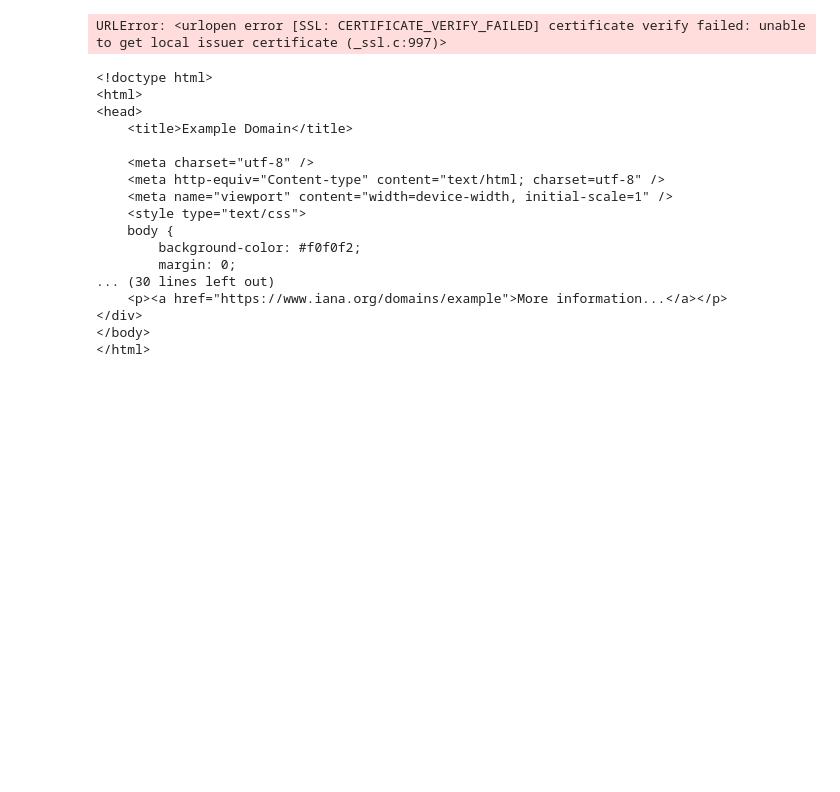
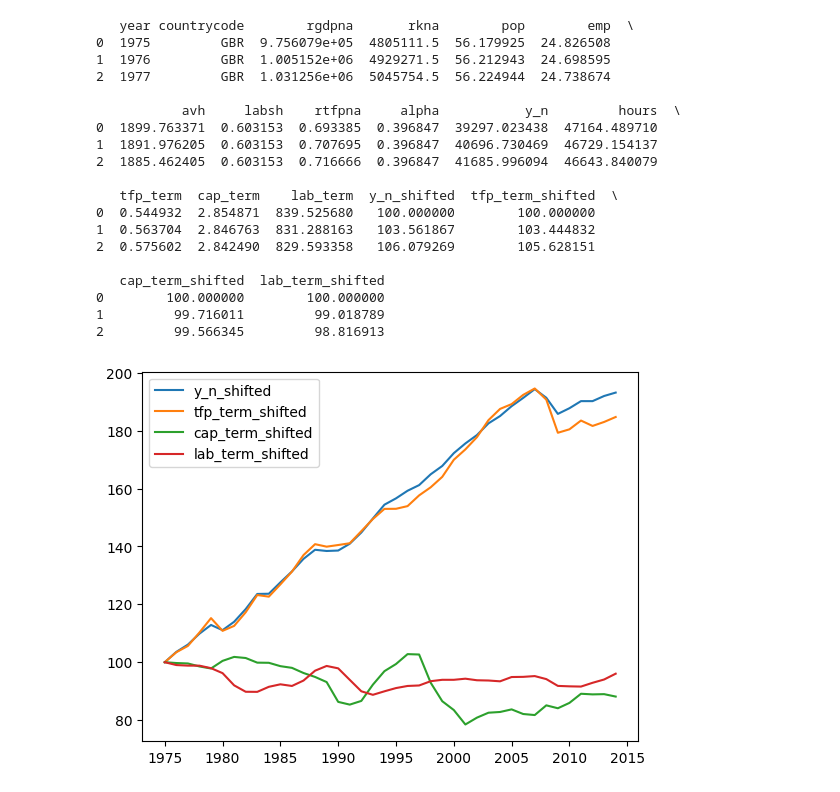
Before and after one commit to keiokrdyuzo/keio-quant-macro, a Jupyter notebook: 2-EconomicGrowth/GrowthAccounting.ipynb, the cells around one changed output. Saved outputs shown, nothing was run; the diff lists cells and outputs as text; code cells hidden in the pictures; blank space fills up the shorter version.

```diff
--- a/2-EconomicGrowth/GrowthAccounting.ipynb
+++ b/2-EconomicGrowth/GrowthAccounting.ipynb
@@ -2,73 +2,69 @@
 <a href="https://colab.research.google.com/github/tsenga2/keio-quant-macro/blob/main/GrowthAccounting.ipynb" target="_parent"><img src="https://colab.research.google.com/assets/colab-badge.svg" alt="Open In Colab"/></a>
 # %%
 import pandas as pd
-import matplotlib.pyplot as plt
+import requests
+import tempfile
 
+# セキュリティを維持したままファイルをダウンロード
+url = 'https://www.rug.nl/ggdc/docs/pwt90.dta'
+response = requests.get(url, verify=certifi.where())  # SSL証明書の確認を行う
+response.raise_for_status()  # ステータスコードをチェックし、問題があれば例外を発生
 
-# Load data
-pwt90 = pd.read_stata('https://www.rug.nl/ggdc/docs/pwt90.dta')
+# 一時ファイルにデータを保存
+with tempfile.NamedTemporaryFile(delete=False, suffix='.dta') as tmp:
+    tmp.write(response.content)
+    tmp_path = tmp.name  # 一時ファイルのパスを保持
+
+# pandasでデータを読み込む
+pwt90 = pd.read_stata(tmp_path)
 
 # Filter and select relevant columns
 data = pwt90.loc[pwt90['country'].isin(['United Kingdom'])][['year', 'countrycode', 'rgdpna', 'rkna', 'pop', 'emp', 'avh', 'labsh', 'rtfpna']]
 data = data.loc[(data['year'] >= 1975) & (data['year'] <= 2015)].dropna()
 
 # Calculate additional variables
 data['alpha'] = 1 - data['labsh']
 data['y_n'] = data['rgdpna'] / data['emp']  # Y/N
 data['hours'] = data['emp'] * data['avh']  # L
 data['tfp_term'] = data['rtfpna'] ** (1 / (1 - data['alpha']))  # A^(1/(1-alpha))
 data['cap_term'] = (data['rkna'] / data['rgdpna']) ** (data['alpha'] / (1 - data['alpha']))  # (K/Y)^(alpha/(1-alpha))
 data['lab_term'] = data['hours'] / data['pop']  # L/N
 data = data.sort_values('year').groupby('countrycode').apply(lambda x: x.assign(
     alpha=1 - x['labsh'],
     y_n_shifted=100 * x['y_n'] / x['y_n'].iloc[0],
     tfp_term_shifted=100 * x['tfp_term'] / x['tfp_term'].iloc[0],
     cap_term_shifted=100 * x['cap_term'] / x['cap_term'].iloc[0],
     lab_term_shifted=100 * x['lab_term'] / x['lab_term'].iloc[0]
 )).reset_index(drop=True).dropna()
 
 # Print first 10 rows of data
 print(data.head(3))
 
 # Plot data
 plt.plot(data['year'], data['y_n_shifted'], label='y_n_shifted')
 plt.plot(data['year'], data['tfp_term_shifted'], label='tfp_term_shifted')
 plt.plot(data['year'], data['cap_term_shifted'], label='cap_term_shifted')
 plt.plot(data['year'], data['lab_term_shifted'], label='lab_term_shifted')
 plt.legend()
 plt.show()
 # %% [output]
-URLError: <urlopen error [SSL: CERTIFICATE_VERIFY_FAILED] certificate verify failed: unable to get local issuer certificate (_ssl.c:997)>
+   year countrycode        rgdpna       rkna        pop        emp  \
+0  1975         GBR  9.756079e+05  4805111.5  56.179925  24.826508
+1  1976         GBR  1.005152e+06  4929271.5  56.212943  24.698595
+2  1977         GBR  1.031256e+06  5045754.5  56.224944  24.738674
+
+           avh     labsh    rtfpna     alpha           y_n         hours  \
+0  1899.763371  0.603153  0.693385  0.396847  39297.023438  47164.489710
+1  1891.976205  0.603153  0.707695  0.396847  40696.730469  46729.154137
+2  1885.462405  0.603153  0.716666  0.396847  41685.996094  46643.840079
+
+   tfp_term  cap_term    lab_term  y_n_shifted  tfp_term_shifted  \
+0  0.544932  2.854871  839.525680   100.000000        100.000000
+1  0.563704  2.846763  831.288163   103.561867        103.444832
+2  0.575602  2.842490  829.593358   106.079269        105.628151
+
+   cap_term_shifted  lab_term_shifted
+0        100.000000        100.000000
+1         99.716011         99.018789
+2         99.566345         98.816913
+[figure, added]
-# %%
-import certifi
-import ssl
-import urllib.request
-
-# Use certifi's CA bundle
-context = ssl.create_default_context(cafile=certifi.where())
-
-# Your target URL
-url = 'https://example.com'
-
-# Creating the request
-response = urllib.request.urlopen(url, context=context)
-data = response.read()
-print(data.decode('utf-8'))
-# %% [output]
-<!doctype html>
-<html>
-<head>
-    <title>Example Domain</title>
-
-    <meta charset="utf-8" />
-    <meta http-equiv="Content-type" content="text/html; charset=utf-8" />
-    <meta name="viewport" content="width=device-width, initial-scale=1" />
-    <style type="text/css">
-    body {
-        background-color: #f0f0f2;
-        margin: 0;
-... (30 lines left out)
-    <p><a href="https://www.iana.org/domains/example">More information...</a></p>
-</div>
-</body>
-</html>
```
